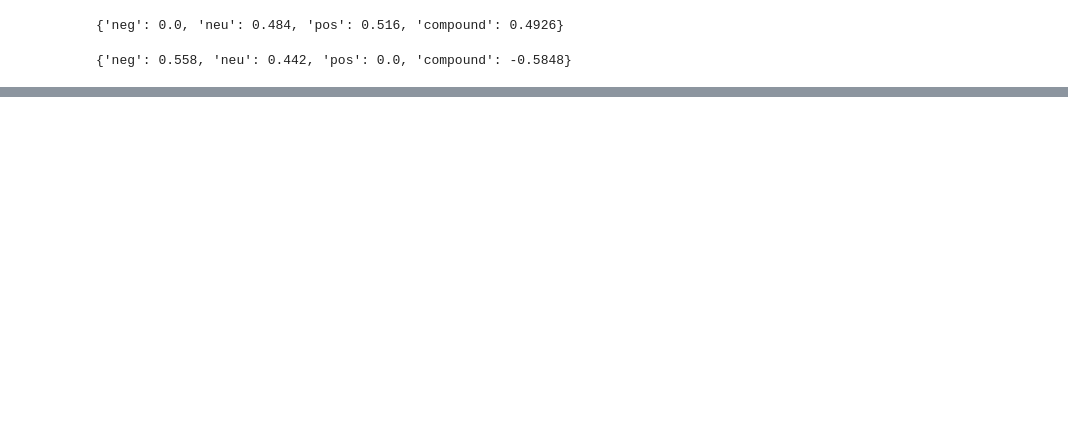
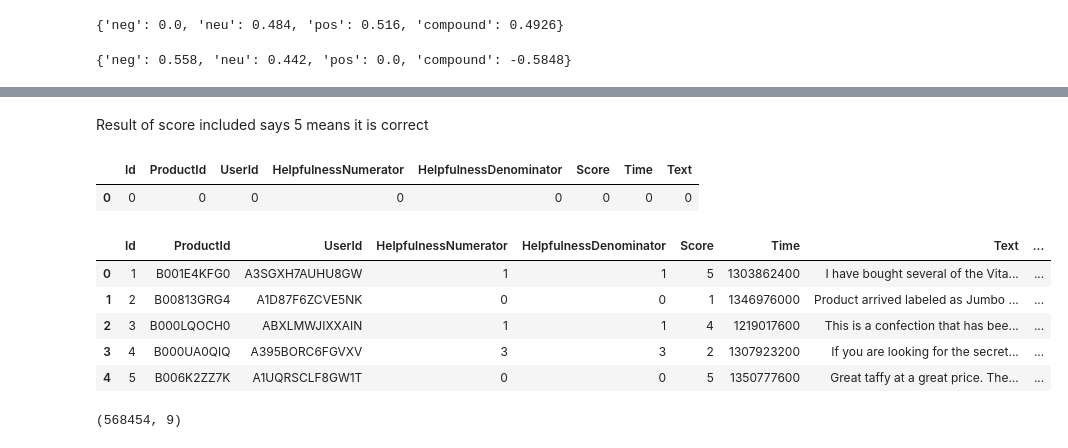
Before and after one commit to houimliraed/amazon_review_classification, a Jupyter notebook: amazon_review_classification.ipynb, the cells around one changed output, grey strips where cells are left out. Cells and saved outputs as stored; diff of their text form; code cells hidden in the pictures; blank space fills up the shorter version.

```diff
--- a/amazon_review_classification.ipynb
+++ b/amazon_review_classification.ipynb
@@ -87,0 +82,21 @@ dtype: int64
+# %% [markdown]
+Result of score included says 5 means it is correct
+# %%
+df_cleaned.isnull().sum().to_frame().T
+# %% [output]
+|  | Id | ProductId | UserId | HelpfulnessNumerator | HelpfulnessDenominator | Score | Time | Text |
+| 0 | 0 | 0 | 0 | 0 | 0 | 0 | 0 | 0 |
+# %%
+df_cleaned['scores_analysis'] = df_cleaned['Score'].apply(lambda x: 'positive' if x > 2 else 'negative')
+df_cleaned.head()
+# %% [output]
+|  | Id | ProductId | UserId | HelpfulnessNumerator | HelpfulnessDenominator | Score | Time | Text | ... |
+| 0 | 1 | B001E4KFG0 | A3SGXH7AUHU8GW | 1 | 1 | 5 | 1303862400 | I have bought several of the Vita... | ... |
+| 1 | 2 | B00813GRG4 | A1D87F6ZCVE5NK | 0 | 0 | 1 | 1346976000 | Product arrived labeled as Jumbo ... | ... |
+| 2 | 3 | B000LQOCH0 | ABXLMWJIXXAIN | 1 | 1 | 4 | 1219017600 | This is a confection that has bee... | ... |
+| 3 | 4 | B000UA0QIQ | A395BORC6FGVXV | 3 | 3 | 2 | 1307923200 | If you are looking for the secret... | ... |
+| 4 | 5 | B006K2ZZ7K | A1UQRSCLF8GW1T | 0 | 0 | 5 | 1350777600 | Great taffy at a great price. The... | ... |
+# %%
+df_cleaned.shape
+# %% [output]
+(568454, 9)
```
Also changed, not shown: parts of 13 cells of this notebook.
